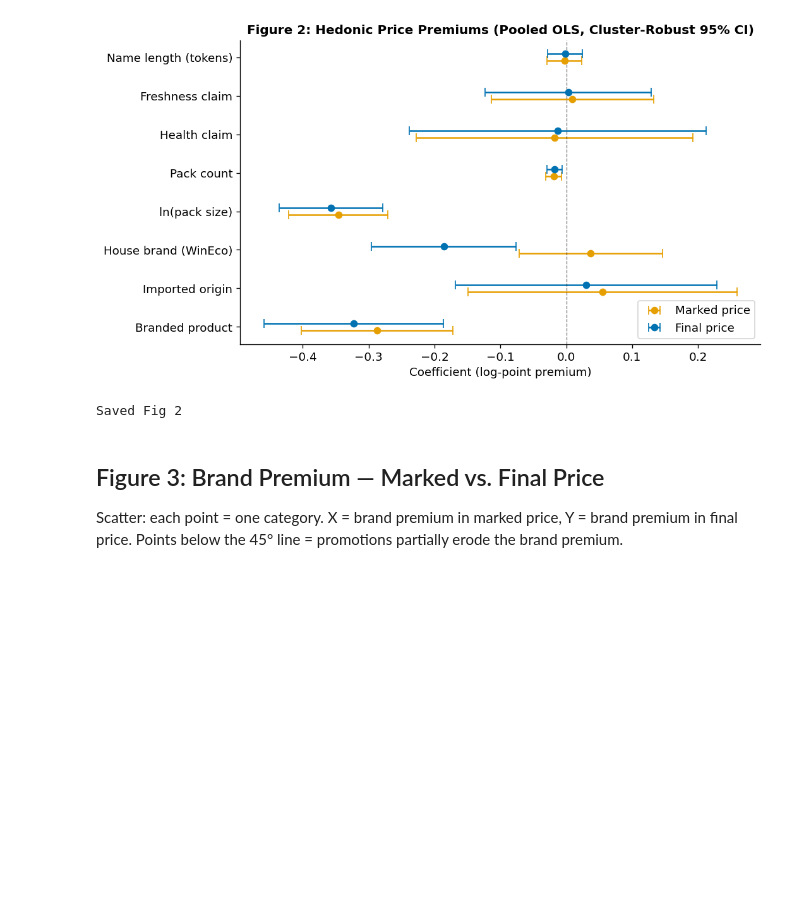
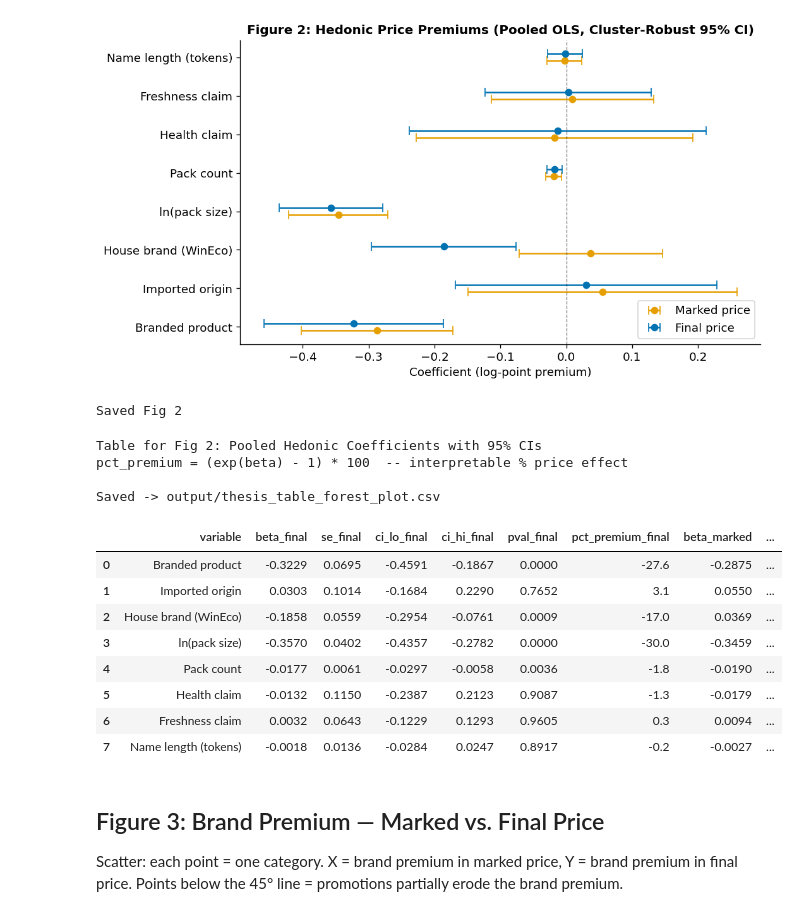
Before and after one commit to AureliaMei/Online-Food-Price, a Jupyter notebook: notebooks/visualize_hedonic.ipynb, the cells around one changed output. Saved outputs shown, nothing was run; the diff lists cells and outputs as text; code cells hidden in the pictures; blank space fills up the shorter version.

```diff
--- a/notebooks/visualize_hedonic.ipynb
+++ b/notebooks/visualize_hedonic.ipynb
@@ -175,6 +228,45 @@ print("Saved Fig 2")
 # %% [output]
 [figure]
 Saved Fig 2
+# %%
+# --- Table for Fig 2: Pooled coefficients with CIs and % premiums ---
+rows_f2 = []
+for var, label in KEY_VARS:
+    row = {'variable': label}
+    for mod, suffix in [(model_final, 'final'), (model_marked, 'marked')]:
+        beta = mod.params.get(var, np.nan)
+        se = mod.bse.get(var, np.nan)
+        ci = mod.conf_int().loc[var].values if var in mod.params else [np.nan, np.nan]
+        pval = mod.pvalues.get(var, np.nan)
+        pct = (np.exp(beta) - 1) * 100  # convert log-points to %
+        row[f'beta_{suffix}'] = round(beta, 4)
+        row[f'se_{suffix}'] = round(se, 4)
+        row[f'ci_lo_{suffix}'] = round(ci[0], 4)
+        row[f'ci_hi_{suffix}'] = round(ci[1], 4)
+        row[f'pval_{suffix}'] = round(pval, 4)
+        row[f'pct_premium_{suffix}'] = round(pct, 1)
+    rows_f2.append(row)
+
+table_fig2 = pd.DataFrame(rows_f2)
+table_fig2.to_csv(OUT / 'thesis_table_forest_plot.csv', index=False, encoding='utf-8-sig')
+print("Table for Fig 2: Pooled Hedonic Coefficients with 95% CIs")
+print("pct_premium = (exp(beta) - 1) * 100  -- interpretable % price effect\n")
+print(f"Saved -> output/thesis_table_forest_plot.csv\n")
+table_fig2
+# %% [output]
+Table for Fig 2: Pooled Hedonic Coefficients with 95% CIs
+pct_premium = (exp(beta) - 1) * 100  -- interpretable % price effect
+
+Saved -> output/thesis_table_forest_plot.csv
+|  | variable | beta_final | se_final | ci_lo_final | ci_hi_final | pval_final | pct_premium_final | beta_marked | ... |
+| 0 | Branded product | -0.3229 | 0.0695 | -0.4591 | -0.1867 | 0.0000 | -27.6 | -0.2875 | ... |
+| 1 | Imported origin | 0.0303 | 0.1014 | -0.1684 | 0.2290 | 0.7652 | 3.1 | 0.0550 | ... |
+| 2 | House brand (WinEco) | -0.1858 | 0.0559 | -0.2954 | -0.0761 | 0.0009 | -17.0 | 0.0369 | ... |
+| 3 | ln(pack size) | -0.3570 | 0.0402 | -0.4357 | -0.2782 | 0.0000 | -30.0 | -0.3459 | ... |
+| 4 | Pack count | -0.0177 | 0.0061 | -0.0297 | -0.0058 | 0.0036 | -1.8 | -0.0190 | ... |
+| 5 | Health claim | -0.0132 | 0.1150 | -0.2387 | 0.2123 | 0.9087 | -1.3 | -0.0179 | ... |
+| 6 | Freshness claim | 0.0032 | 0.0643 | -0.1229 | 0.1293 | 0.9605 | 0.3 | 0.0094 | ... |
+| 7 | Name length (tokens) | -0.0018 | 0.0136 | -0.0284 | 0.0247 | 0.8917 | -0.2 | -0.0027 | ... |
 # %% [markdown]
 ## Figure 3: Brand Premium — Marked vs. Final Price
 Scatter: each point = one category. X = brand premium in marked price, Y = brand premium in final price.
```
Also changed, not shown: parts of 6 cells of this notebook, 11 other files.
